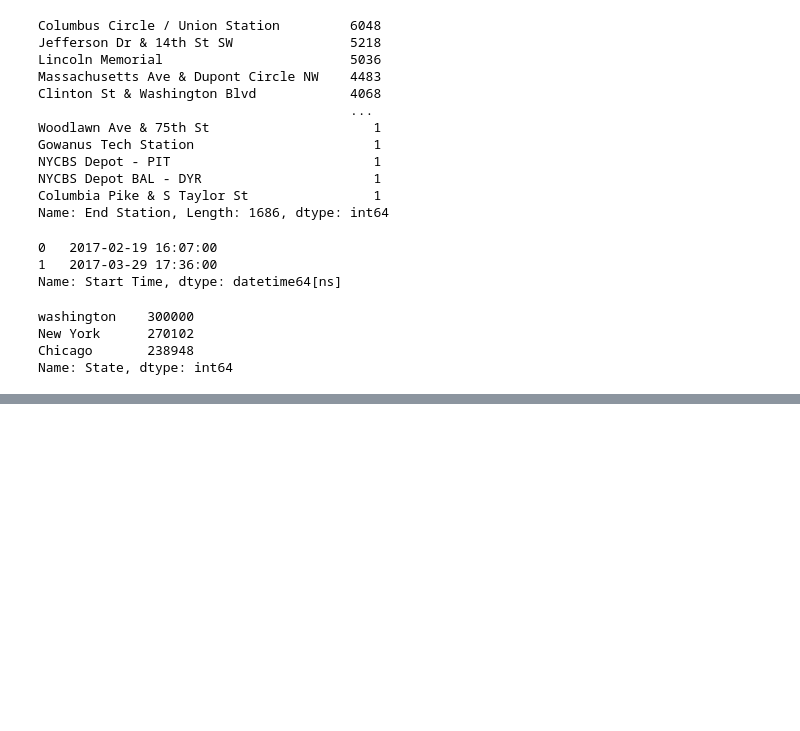
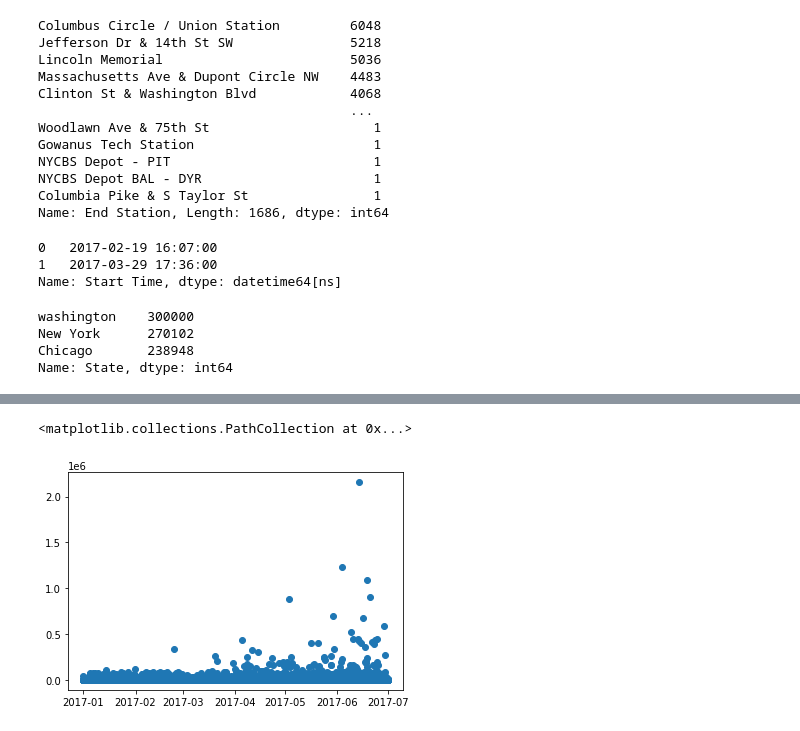
Before and after one commit to Sheminho/Bike_share_Data_analysis, a Jupyter notebook: bikeshare.ipynb, the cells around one changed output, grey strips where cells are left out. Cells and saved outputs as stored; diff of their text form; code cells hidden in the pictures; blank space fills up the shorter version.

```diff
--- a/bikeshare.ipynb
+++ b/bikeshare.ipynb
@@ -212,2 +220,7 @@ Name: State, dtype: int64
+# %%
+plt.scatter(df["Start Time"], df["Trip Duration"])
+# %% [output]
+<matplotlib.collections.PathCollection at 0x...>
+[figure, added]
 # %%
 df.to_csv('BikeShare_Mod.csv')
```
Also changed, not shown: parts of 4 cells of this notebook, 2 other files.
